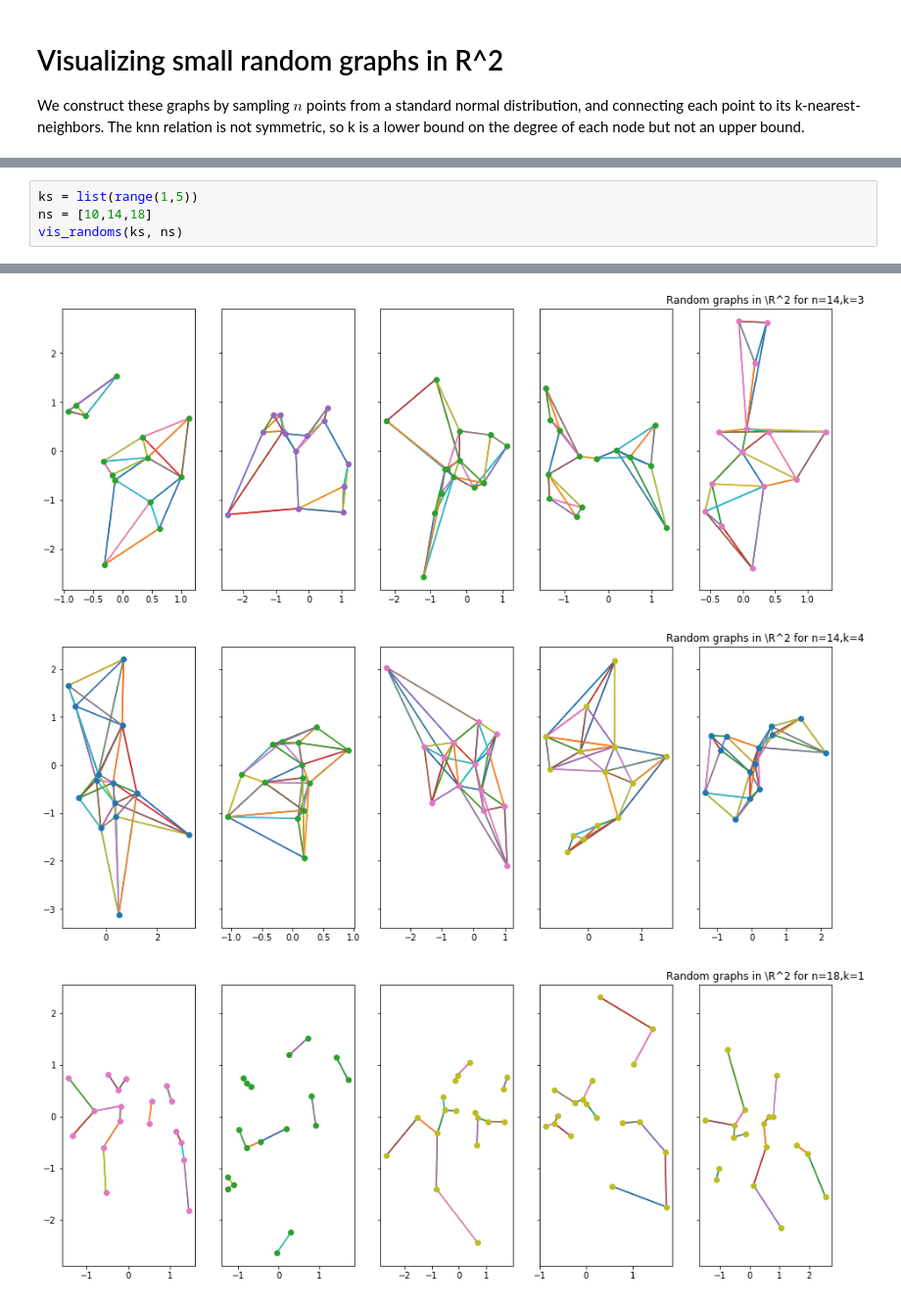
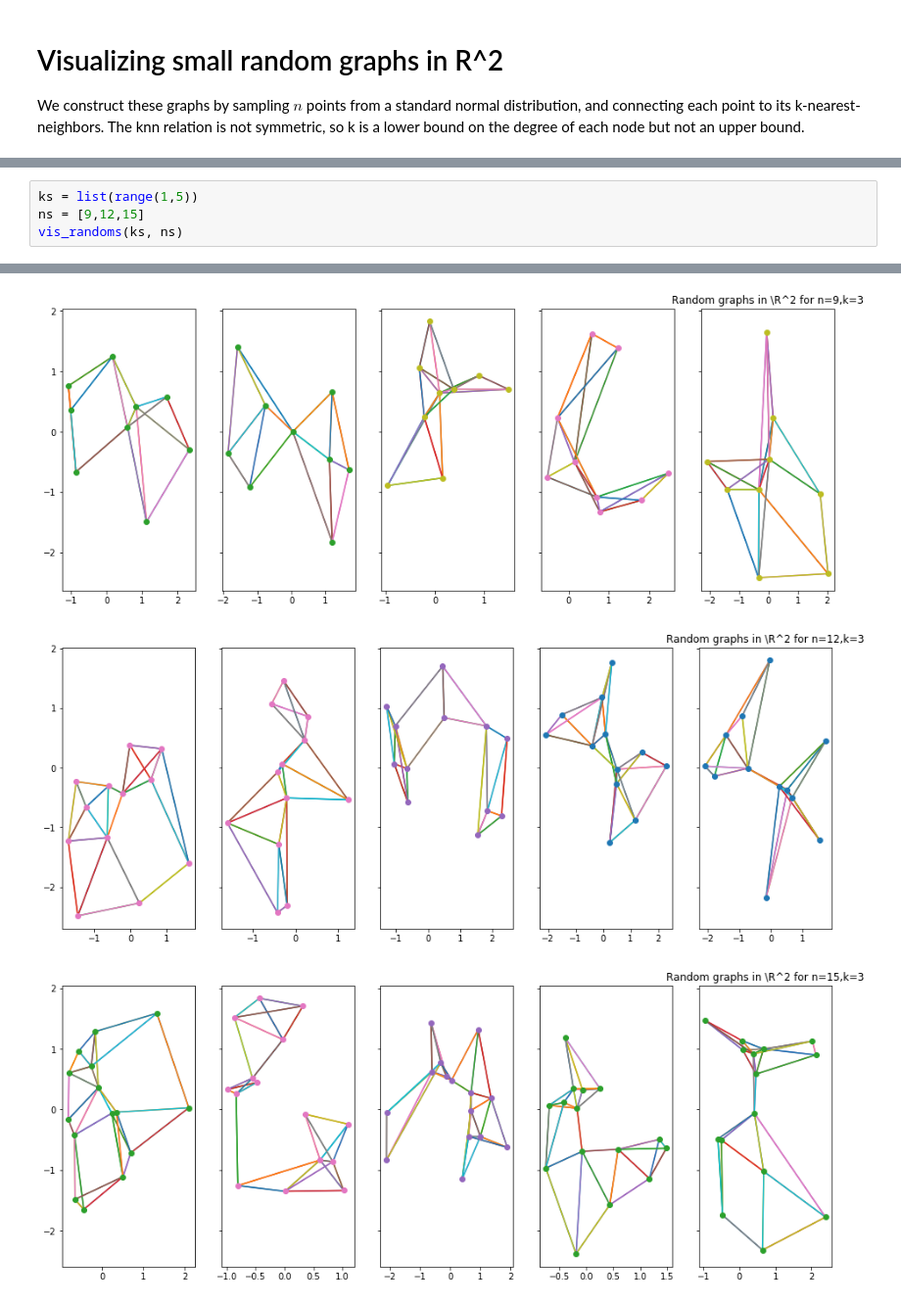
Before and after one commit to dnoursi/gym-graph-search, a Jupyter notebook: vis_randoms.ipynb, the cells around one changed output, grey strips where cells are left out. Shown at 98% size. Drawn from its saved outputs; the diff is of its cells as text.

```diff
--- a/vis_randoms.ipynb
+++ b/vis_randoms.ipynb
@@ -43,6 +43,6 @@ def vis_randoms(ks, ns):
                 vis_random(ax=ax,k=k,n=n)
 # %%
 ks = list(range(1,5))
-ns = [10,14,18]
+ns = [9,12,15]
 vis_randoms(ks, ns)
 # %% [output]
@@ -55,3 +55,3 @@ vis_randoms(ks, ns)
-[figure, old version]
+[figure, new version]
-[figure, old version]
+[figure, new version]
-[figure, old version]
+[figure, new version]
```
Also changed, not shown: parts of 2 cells of this notebook.
